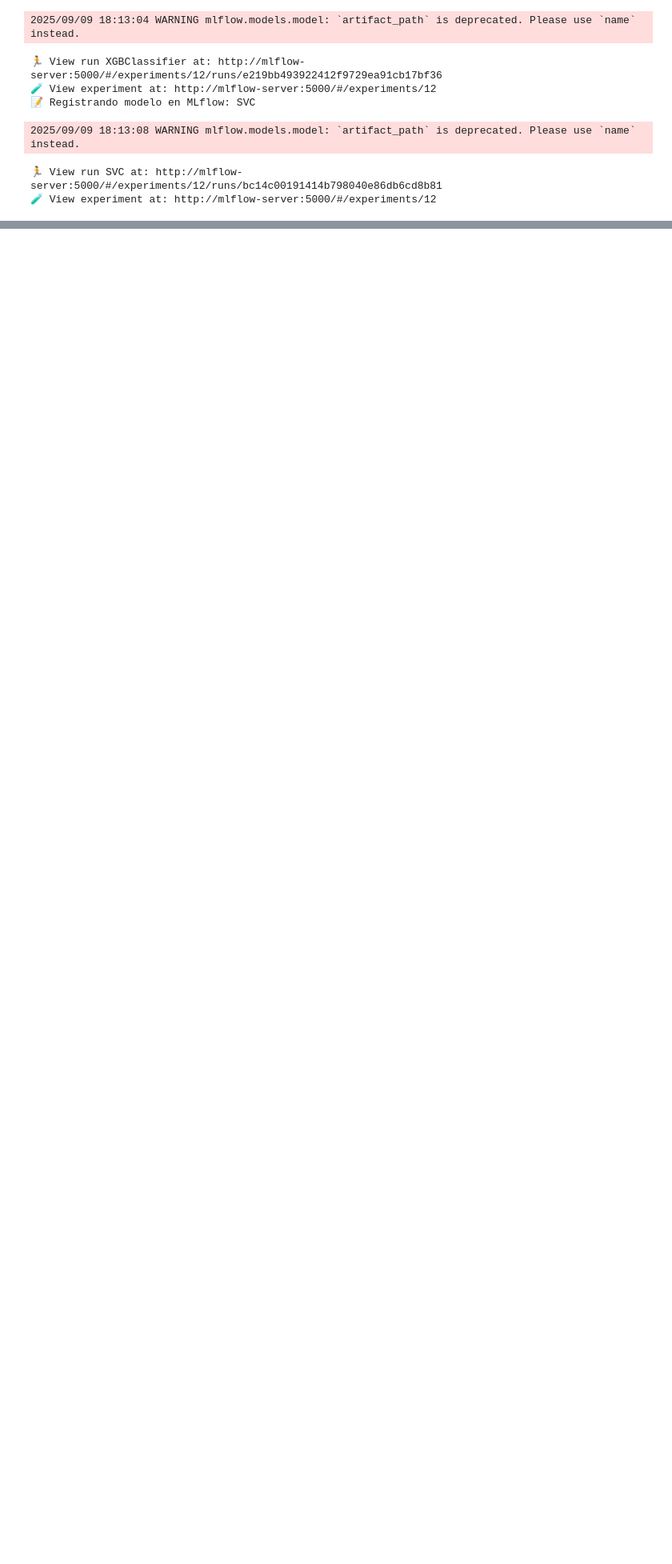
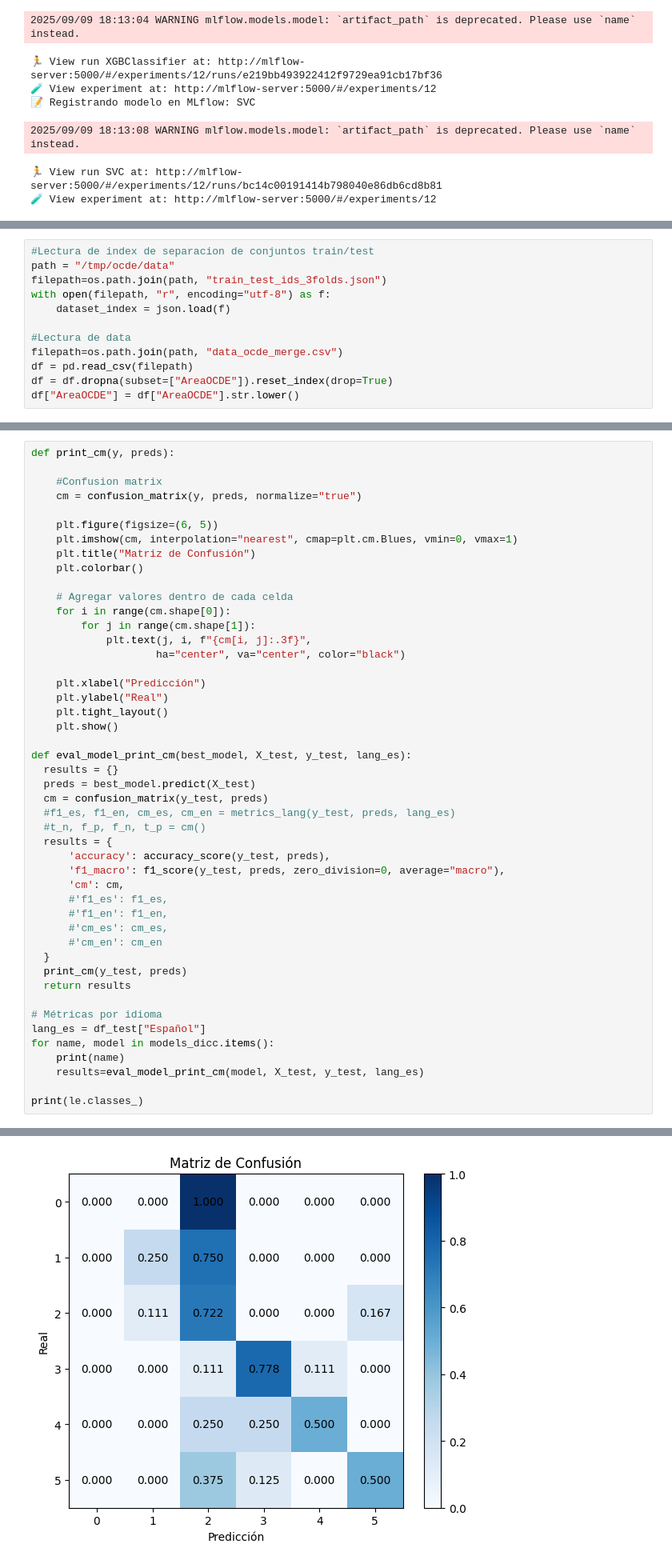
Before and after one commit to jitalo333/VRID_language_proyect, a Jupyter notebook: BERT/notebooks/ocde_class.ipynb, the cells around one changed output, grey strips where cells are left out. Shown at 80% size. Drawn from its saved outputs; the diff is of its cells as text; blank space fills up the shorter version.

```diff
--- a/BERT/notebooks/ocde_class.ipynb
+++ b/BERT/notebooks/ocde_class.ipynb
@@ -3545,0 +4021,12 @@ Current tracking uri: http://mlflow-server:5000
+# %%
+#Lectura de index de separacion de conjuntos train/test
+path = "/tmp/ocde/data"
+filepath=os.path.join(path, "train_test_ids_3folds.json")
+with open(filepath, "r", encoding="utf-8") as f:
+    dataset_index = json.load(f)
+
+#Lectura de data
+filepath=os.path.join(path, "data_ocde_merge.csv")
+df = pd.read_csv(filepath)
+df = df.dropna(subset=["AreaOCDE"]).reset_index(drop=True)
+df["AreaOCDE"] = df["AreaOCDE"].str.lower()
@@ -3545,0 +4131,48 @@ Current tracking uri: http://mlflow-server:5000
+# %%
+def print_cm(y, preds):
+
+    #Confusion matrix
+    cm = confusion_matrix(y, preds, normalize="true")
+
+    plt.figure(figsize=(6, 5))
+    plt.imshow(cm, interpolation="nearest", cmap=plt.cm.Blues, vmin=0, vmax=1)
+    plt.title("Matriz de Confusión")
+    plt.colorbar()
+
+    # Agregar valores dentro de cada celda
+    for i in range(cm.shape[0]):
+        for j in range(cm.shape[1]):
+            plt.text(j, i, f"{cm[i, j]:.3f}",
+                    ha="center", va="center", color="black")
+
+    plt.xlabel("Predicción")
+    plt.ylabel("Real")
+    plt.tight_layout()
+    plt.show()
+
+def eval_model_print_cm(best_model, X_test, y_test, lang_es):
+  results = {}
+  preds = best_model.predict(X_test)
+  cm = confusion_matrix(y_test, preds)
+  #f1_es, f1_en, cm_es, cm_en = metrics_lang(y_test, preds, lang_es)
+  #t_n, f_p, f_n, t_p = cm()
+  results = {
+      'accuracy': accuracy_score(y_test, preds),
+      'f1_macro': f1_score(y_test, preds, zero_division=0, average="macro"),
+      'cm': cm,
+      #'f1_es': f1_es,
+      #'f1_en': f1_en,
+      #'cm_es': cm_es,
+      #'cm_en': cm_en
+  }
+  print_cm(y_test, preds)
+  return results
+
+# Métricas por idioma
+lang_es = df_test["Español"]
+for name, model in models_dicc.items():
+    print(name)
+    results=eval_model_print_cm(model, X_test, y_test, lang_es)
+
+print(le.classes_)
+# %% [output]
@@ -3545,0 +4180 @@ Current tracking uri: http://mlflow-server:5000
+[figure, added]
```
Also changed, not shown: parts of 18 cells of this notebook, 1 other file.
